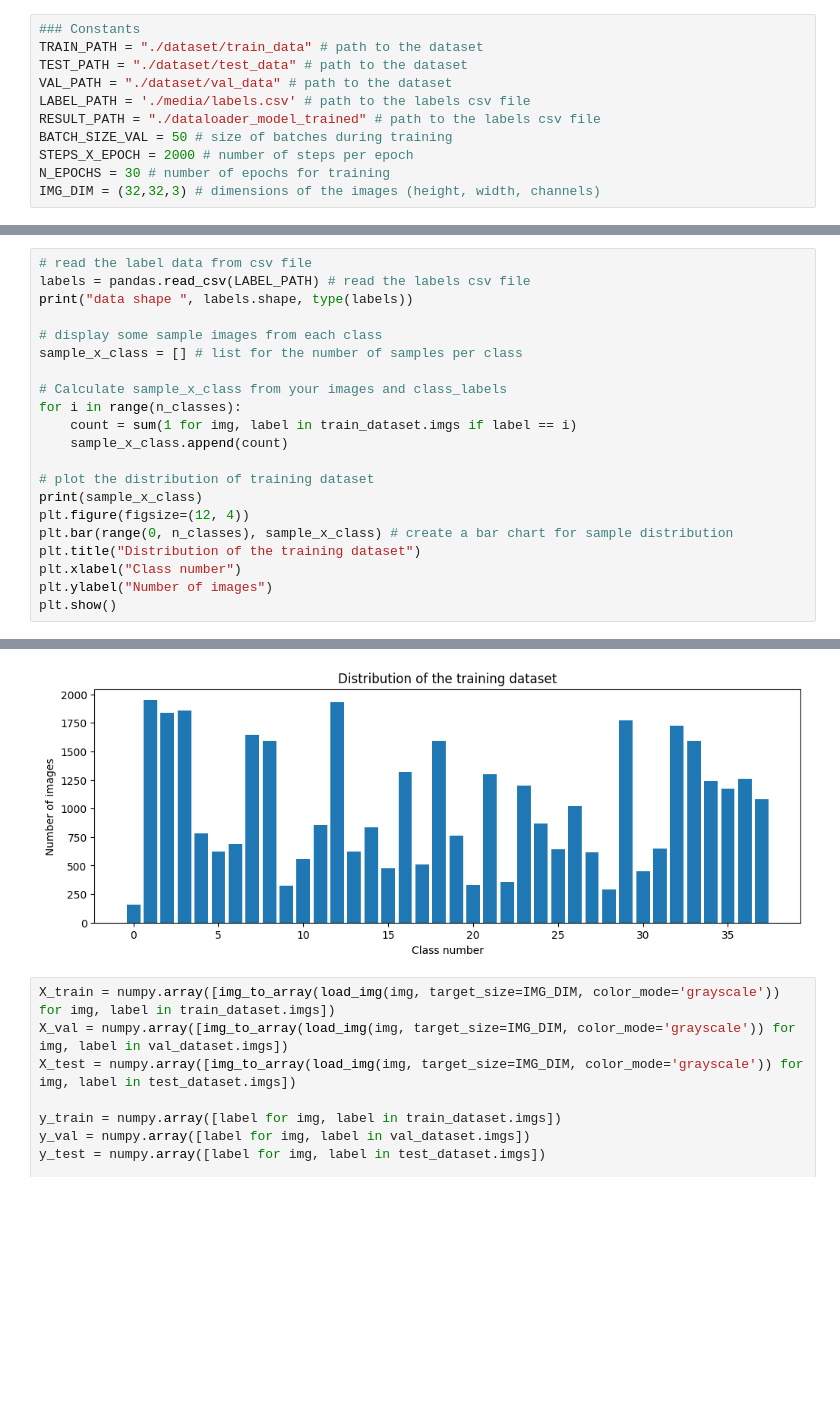
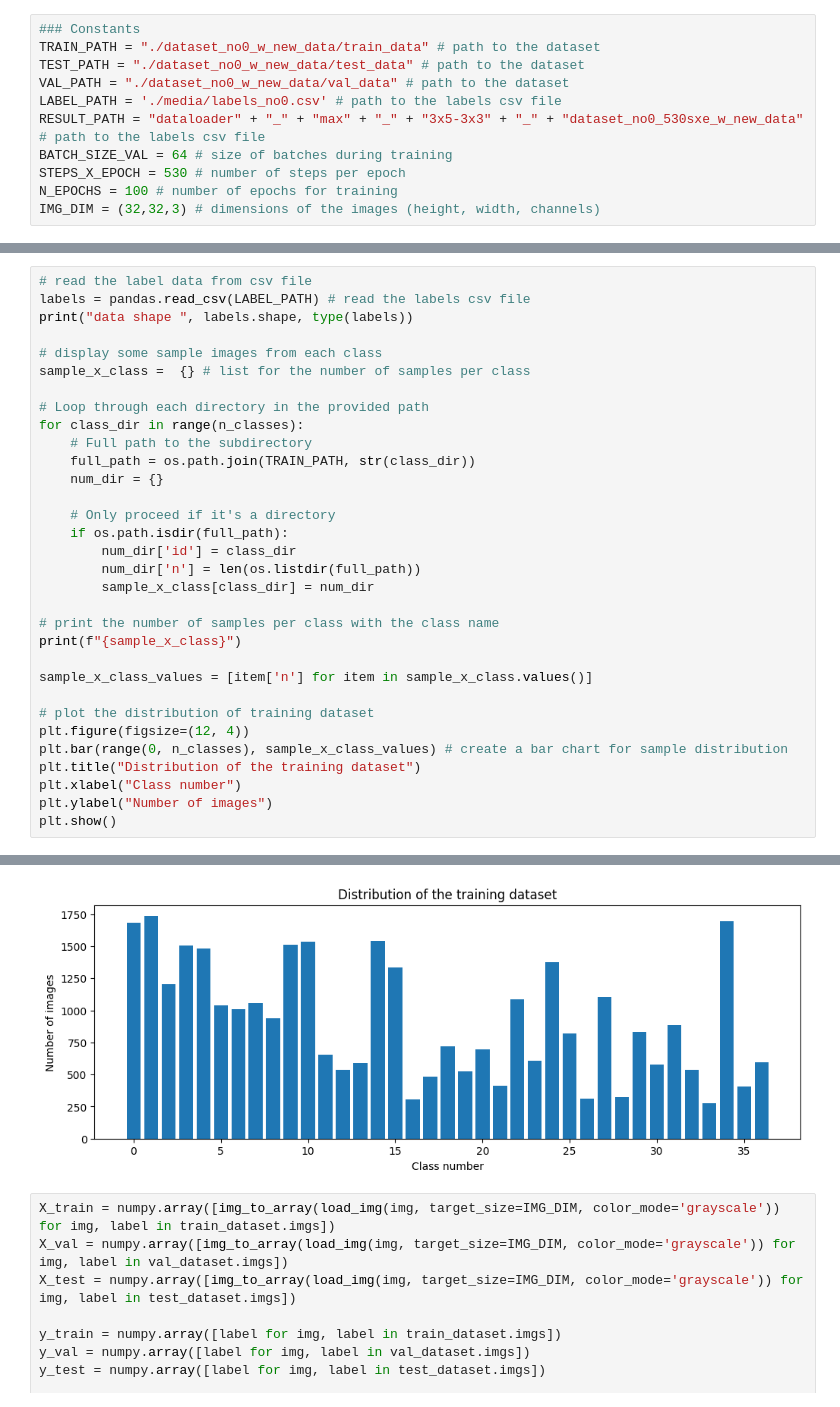
Before and after one commit to lonelygunter/traffic-signs-classification, a Jupyter notebook: dataloader_update.ipynb, the cells around one changed output, grey strips where cells are left out. Saved outputs shown, nothing was run; the diff lists cells and outputs as text; blank space fills up the shorter version.

```diff
--- a/dataloader_update.ipynb
+++ b/dataloader_update.ipynb
@@ -20,13 +21,13 @@ from tensorflow.keras.preprocessing.image import load_img, img_to_array
 # %%
 ### Constants
-TRAIN_PATH = "./dataset/train_data" # path to the dataset
-TEST_PATH = "./dataset/test_data" # path to the dataset
-VAL_PATH = "./dataset/val_data" # path to the dataset
-LABEL_PATH = './media/labels.csv' # path to the labels csv file
-RESULT_PATH = "./dataloader_model_trained" # path to the labels csv file
-BATCH_SIZE_VAL = 50 # size of batches during training
-STEPS_X_EPOCH = 2000 # number of steps per epoch
-N_EPOCHS = 30 # number of epochs for training
+TRAIN_PATH = "./dataset_no0_w_new_data/train_data" # path to the dataset
+TEST_PATH = "./dataset_no0_w_new_data/test_data" # path to the dataset
+VAL_PATH = "./dataset_no0_w_new_data/val_data" # path to the dataset
+LABEL_PATH = './media/labels_no0.csv' # path to the labels csv file
+RESULT_PATH = "dataloader" + "_" + "max" + "_" + "3x5-3x3" + "_" + "dataset_no0_530sxe_w_new_data" # path to the labels csv file
+BATCH_SIZE_VAL = 64 # size of batches during training
+STEPS_X_EPOCH = 530 # number of steps per epoch
+N_EPOCHS = 100 # number of epochs for training
 IMG_DIM = (32,32,3) # dimensions of the images (height, width, channels)
 # %%
 ### Functions
@@ -217,17 +211,28 @@ labels = pandas.read_csv(LABEL_PATH) # read the labels csv file
 print("data shape ", labels.shape, type(labels))
 
 # display some sample images from each class
-sample_x_class = [] # list for the number of samples per class
+sample_x_class =  {} # list for the number of samples per class
 
-# Calculate sample_x_class from your images and class_labels
-for i in range(n_classes):
-	count = sum(1 for img, label in train_dataset.imgs if label == i)
-	sample_x_class.append(count)
+# Loop through each directory in the provided path
+for class_dir in range(n_classes):
+    # Full path to the subdirectory
+    full_path = os.path.join(TRAIN_PATH, str(class_dir))
+    num_dir = {}
+
+    # Only proceed if it's a directory
+    if os.path.isdir(full_path):
+        num_dir['id'] = class_dir
+        num_dir['n'] = len(os.listdir(full_path))
+        sample_x_class[class_dir] = num_dir
+
+# print the number of samples per class with the class name
+print(f"{sample_x_class}")
+
+sample_x_class_values = [item['n'] for item in sample_x_class.values()]
 
 # plot the distribution of training dataset
-print(sample_x_class)
 plt.figure(figsize=(12, 4))
-plt.bar(range(0, n_classes), sample_x_class) # create a bar chart for sample distribution
+plt.bar(range(0, n_classes), sample_x_class_values) # create a bar chart for sample distribution
 plt.title("Distribution of the training dataset")
 plt.xlabel("Class number")
 plt.ylabel("Number of images")
@@ -238,4 +243,4 @@ data shape  (38, 2) <class 'pandas.core.frame.DataFrame'>
-[figure, old version]
+[figure, new version]
 # %%
 X_train = numpy.array([img_to_array(load_img(img, target_size=IMG_DIM, color_mode='grayscale')) for img, label in train_dataset.imgs])
 X_val = numpy.array([img_to_array(load_img(img, target_size=IMG_DIM, color_mode='grayscale')) for img, label in val_dataset.imgs])
```
Also changed, not shown: parts of 10 cells of this notebook.
